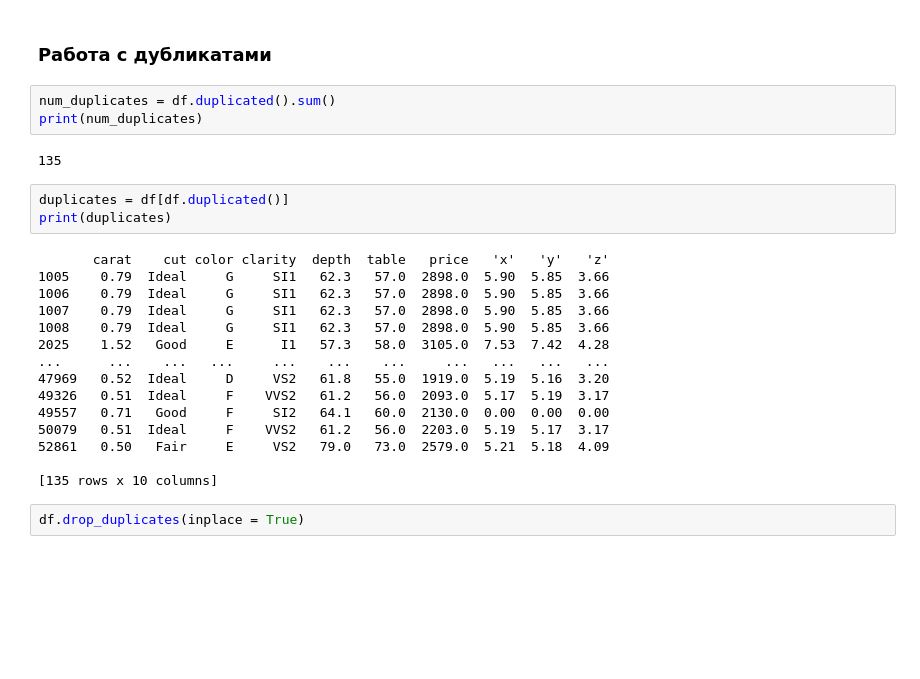
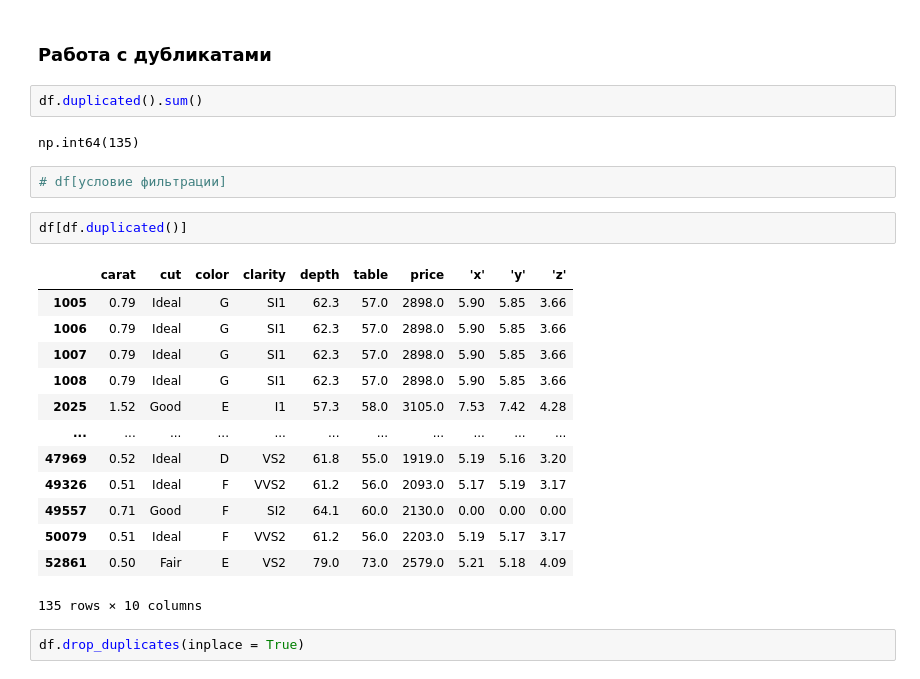
Before and after one commit to AntonGitOrlov/FirstRepository, a Jupyter notebook: stepik_AI.ipynb, the cells around one changed output. Saved outputs shown, nothing was run; the diff lists cells and outputs as text; blank space fills up the shorter version.

```diff
--- a/stepik_AI.ipynb
+++ b/stepik_AI.ipynb
@@ -60,28 +118,27 @@ memory usage: 4.1+ MB
 # %% [markdown]
 ### Работа с дубликатами
-# %%
-num_duplicates = df.duplicated().sum()
-print(num_duplicates)
-# %% [output]
-135
-# %%
-duplicates = df[df.duplicated()]
-print(duplicates)
-# %% [output]
-       carat    cut color clarity  depth  table   price   'x'   'y'   'z'
-1005    0.79  Ideal     G     SI1   62.3   57.0  2898.0  5.90  5.85  3.66
-1006    0.79  Ideal     G     SI1   62.3   57.0  2898.0  5.90  5.85  3.66
-1007    0.79  Ideal     G     SI1   62.3   57.0  2898.0  5.90  5.85  3.66
-1008    0.79  Ideal     G     SI1   62.3   57.0  2898.0  5.90  5.85  3.66
-2025    1.52   Good     E      I1   57.3   58.0  3105.0  7.53  7.42  4.28
-...      ...    ...   ...     ...    ...    ...     ...   ...   ...   ...
-47969   0.52  Ideal     D     VS2   61.8   55.0  1919.0  5.19  5.16  3.20
-49326   0.51  Ideal     F    VVS2   61.2   56.0  2093.0  5.17  5.19  3.17
-49557   0.71   Good     F     SI2   64.1   60.0  2130.0  0.00  0.00  0.00
-50079   0.51  Ideal     F    VVS2   61.2   56.0  2203.0  5.19  5.17  3.17
-52861   0.50   Fair     E     VS2   79.0   73.0  2579.0  5.21  5.18  4.09
-
-[135 rows x 10 columns]
+# %%
+df.duplicated().sum()
+# %% [output]
+np.int64(135)
+# %%
+# df[условие фильтрации]
+# %%
+df[df.duplicated()]
+# %% [output]
+|  | carat | cut | color | clarity | depth | table | price | 'x' | 'y' | 'z' |
+| 1005 | 0.79 | Ideal | G | SI1 | 62.3 | 57.0 | 2898.0 | 5.90 | 5.85 | 3.66 |
+| 1006 | 0.79 | Ideal | G | SI1 | 62.3 | 57.0 | 2898.0 | 5.90 | 5.85 | 3.66 |
+| 1007 | 0.79 | Ideal | G | SI1 | 62.3 | 57.0 | 2898.0 | 5.90 | 5.85 | 3.66 |
+| 1008 | 0.79 | Ideal | G | SI1 | 62.3 | 57.0 | 2898.0 | 5.90 | 5.85 | 3.66 |
+| 2025 | 1.52 | Good | E | I1 | 57.3 | 58.0 | 3105.0 | 7.53 | 7.42 | 4.28 |
+| ... | ... | ... | ... | ... | ... | ... | ... | ... | ... | ... |
+| 47969 | 0.52 | Ideal | D | VS2 | 61.8 | 55.0 | 1919.0 | 5.19 | 5.16 | 3.20 |
+| 49326 | 0.51 | Ideal | F | VVS2 | 61.2 | 56.0 | 2093.0 | 5.17 | 5.19 | 3.17 |
+| 49557 | 0.71 | Good | F | SI2 | 64.1 | 60.0 | 2130.0 | 0.00 | 0.00 | 0.00 |
+| 50079 | 0.51 | Ideal | F | VVS2 | 61.2 | 56.0 | 2203.0 | 5.19 | 5.17 | 3.17 |
+| 52861 | 0.50 | Fair | E | VS2 | 79.0 | 73.0 | 2579.0 | 5.21 | 5.18 | 4.09 |
+135 rows × 10 columns
 # %%
 df.drop_duplicates(inplace = True)
 # %%
```
Also changed, not shown: parts of 20 cells of this notebook.
